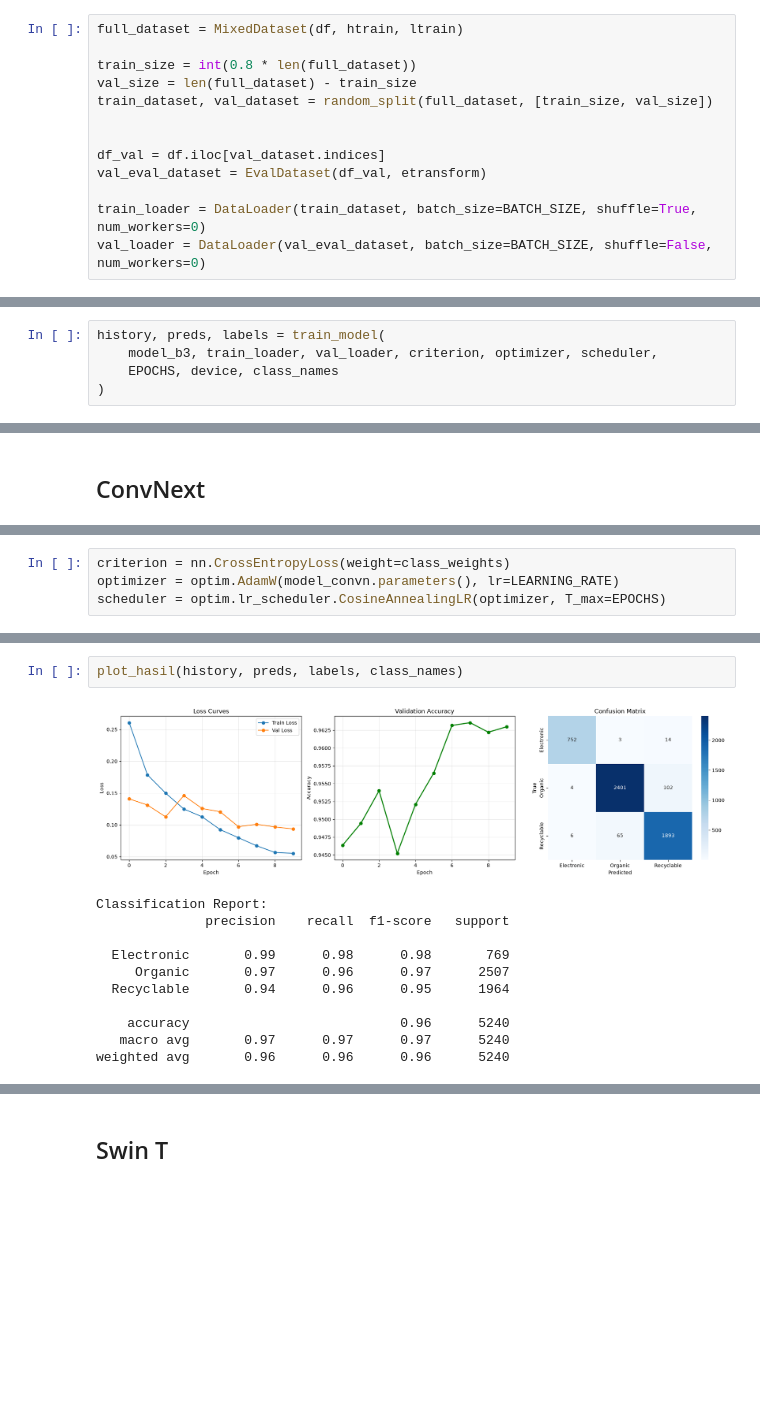
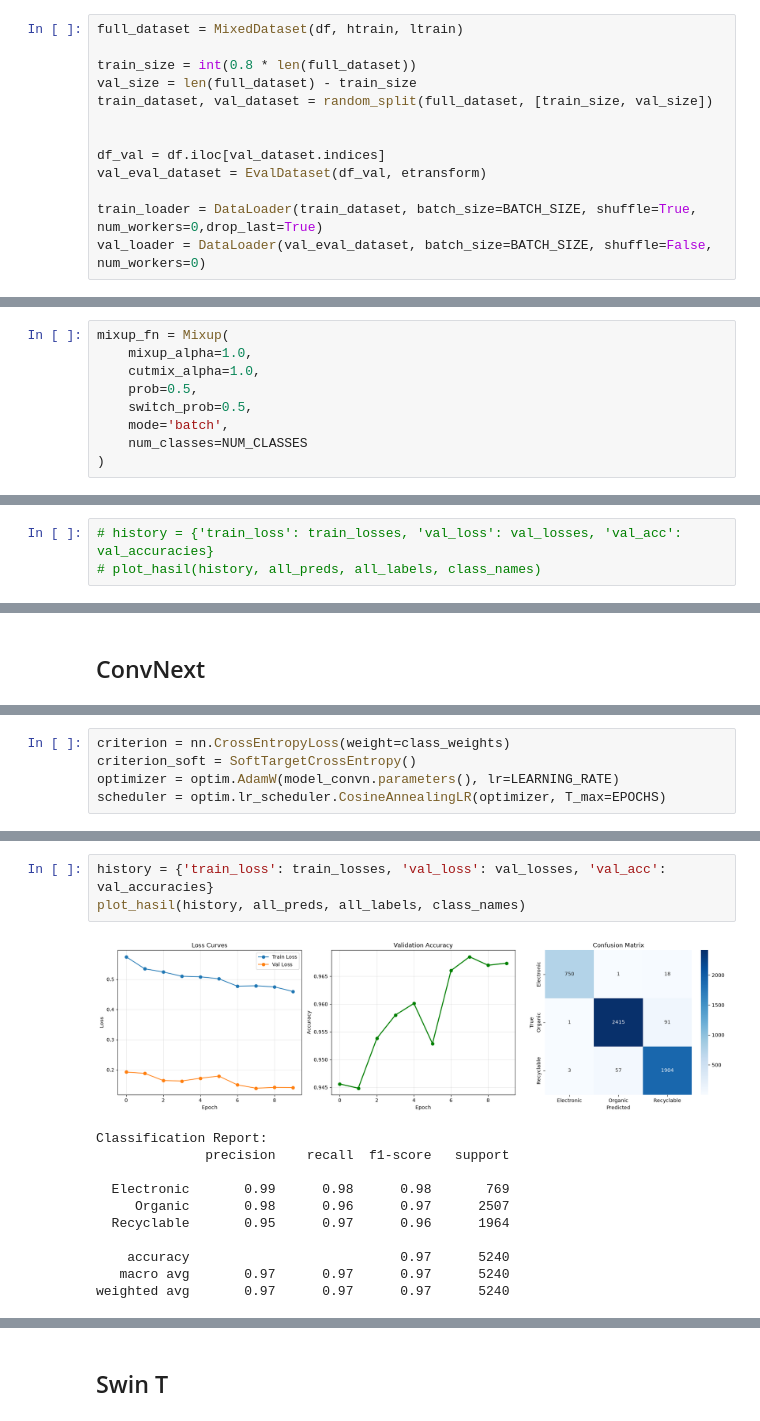
Before and after one commit to AndreMasalle/Penyisihan_BDC_2026, a Jupyter notebook: model.ipynb, the cells around one changed output, grey strips where cells are left out. Cells and saved outputs as stored; diff of their text form; blank space fills up the shorter version.

Commit message:
update gitignore & mixcut di model

```diff
--- a/model.ipynb
+++ b/model.ipynb
@@ -236,7 +238,7 @@ train_dataset, val_dataset = random_split(full_dataset, [train_size, val_size])
 df_val = df.iloc[val_dataset.indices]
 val_eval_dataset = EvalDataset(df_val, etransform)
 
-train_loader = DataLoader(train_dataset, batch_size=BATCH_SIZE, shuffle=True, num_workers=0)
+train_loader = DataLoader(train_dataset, batch_size=BATCH_SIZE, shuffle=True, num_workers=0,drop_last=True)
 val_loader = DataLoader(val_eval_dataset, batch_size=BATCH_SIZE, shuffle=False, num_workers=0)
 # %%
 train_labels = [label_to_idx[df.iloc[i]['label']] for i in train_dataset.indices]
@@ -249,3 +264,12 @@ Class weights: [1.759891   0.54723155 0.69287753]
+# %%
+mixup_fn = Mixup(
+    mixup_alpha=1.0,
+    cutmix_alpha=1.0,
+    prob=0.5,
+    switch_prob=0.5,
+    mode='batch',
+    num_classes=NUM_CLASSES
+)
 # %% [markdown]
 ## Resnet50
 # %%
@@ -326,5 +390,3 @@ scheduler = optim.lr_scheduler.CosineAnnealingLR(optimizer, T_max=EPOCHS)
 # %%
-history, preds, labels = train_model(
-    model_b3, train_loader, val_loader, criterion, optimizer, scheduler,
-    EPOCHS, device, class_names
-)
+# history = {'train_loss': train_losses, 'val_loss': val_losses, 'val_acc': val_accuracies}
+# plot_hasil(history, all_preds, all_labels, class_names)
@@ -391,5 +400,6 @@ Downloading: "https://download.pytorch.org/models/convnext_tiny-983f1562.pth" to
 # %%
 criterion = nn.CrossEntropyLoss(weight=class_weights)
+criterion_soft = SoftTargetCrossEntropy()
 optimizer = optim.AdamW(model_convn.parameters(), lr=LEARNING_RATE)
 scheduler = optim.lr_scheduler.CosineAnnealingLR(optimizer, T_max=EPOCHS)
 # %%
@@ -440,14 +464,15 @@ Train Loss: 0.0553 | Val Loss: 0.0936 | Val Acc: 0.9630
 # %%
-plot_hasil(history, preds, labels, class_names)
+history = {'train_loss': train_losses, 'val_loss': val_losses, 'val_acc': val_accuracies}
+plot_hasil(history, all_preds, all_labels, class_names)
 # %% [output]
-[figure, old version]
+[figure, new version]
 Classification Report:
               precision    recall  f1-score   support
 
   Electronic       0.99      0.98      0.98       769
-     Organic       0.97      0.96      0.97      2507
-  Recyclable       0.94      0.96      0.95      1964
+     Organic       0.98      0.96      0.97      2507
+  Recyclable       0.95      0.97      0.96      1964
 
-    accuracy                           0.96      5240
+    accuracy                           0.97      5240
    macro avg       0.97      0.97      0.97      5240
-weighted avg       0.96      0.96      0.96      5240
+weighted avg       0.97      0.97      0.97      5240
```
Also changed, not shown: parts of 22 cells of this notebook, 1 other file.
